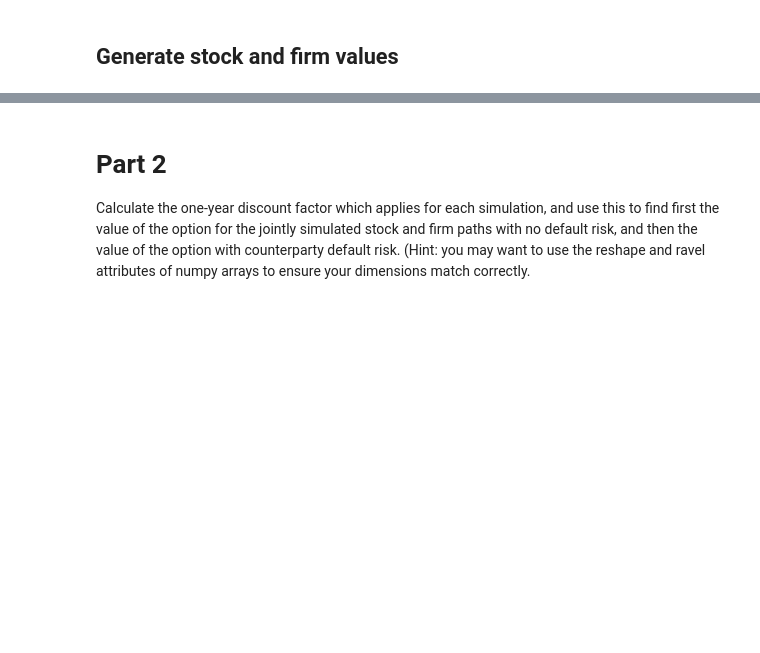
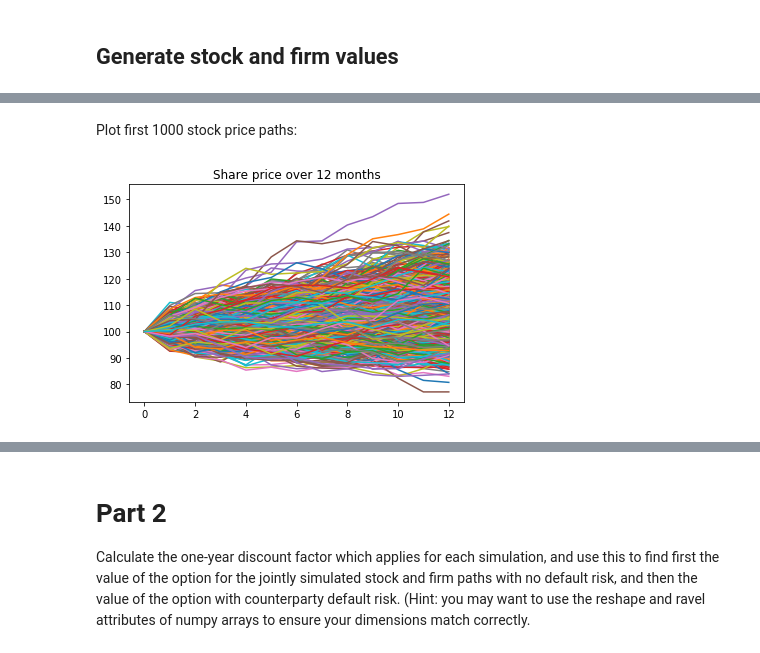
Before and after one commit to kyle-nguyennn/wqu-computational-finance, a Jupyter notebook: week7/Submission3.ipynb, the cells around one changed output, grey strips where cells are left out. Saved outputs shown, nothing was run; the diff lists cells and outputs as text; code cells hidden in the pictures; blank space fills up the shorter version.

```diff
--- a/week7/Submission3.ipynb
+++ b/week7/Submission3.ipynb
@@ -275,0 +277,6 @@ firm_prices
+# %% [markdown]
+Plot first 1000 stock price paths:
+# %%
+share_prices.iloc[:,0:1000].plot(title='Share price over 12 months', legend=False);
+# %% [output]
+[figure, added]
```
Also changed, not shown: parts of 13 cells of this notebook.
